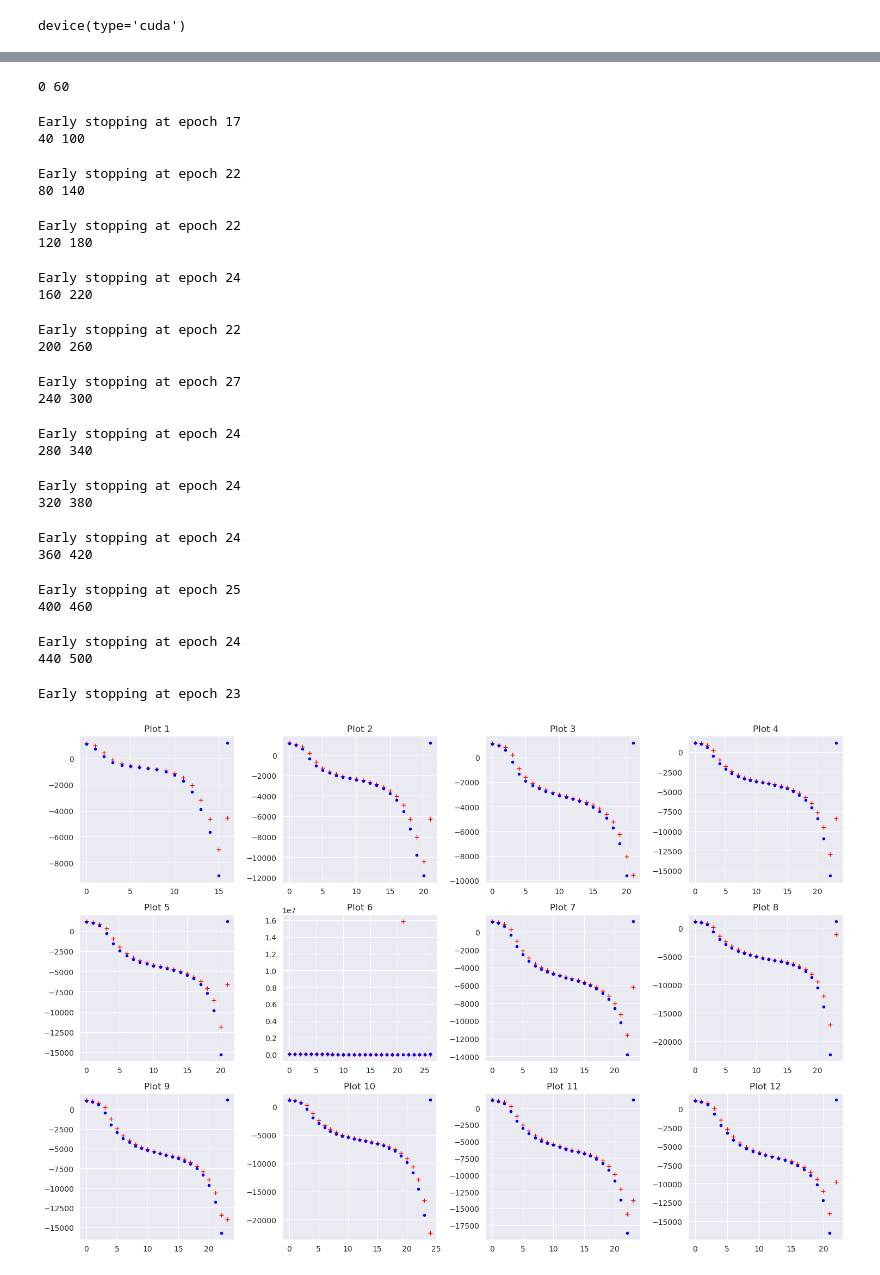
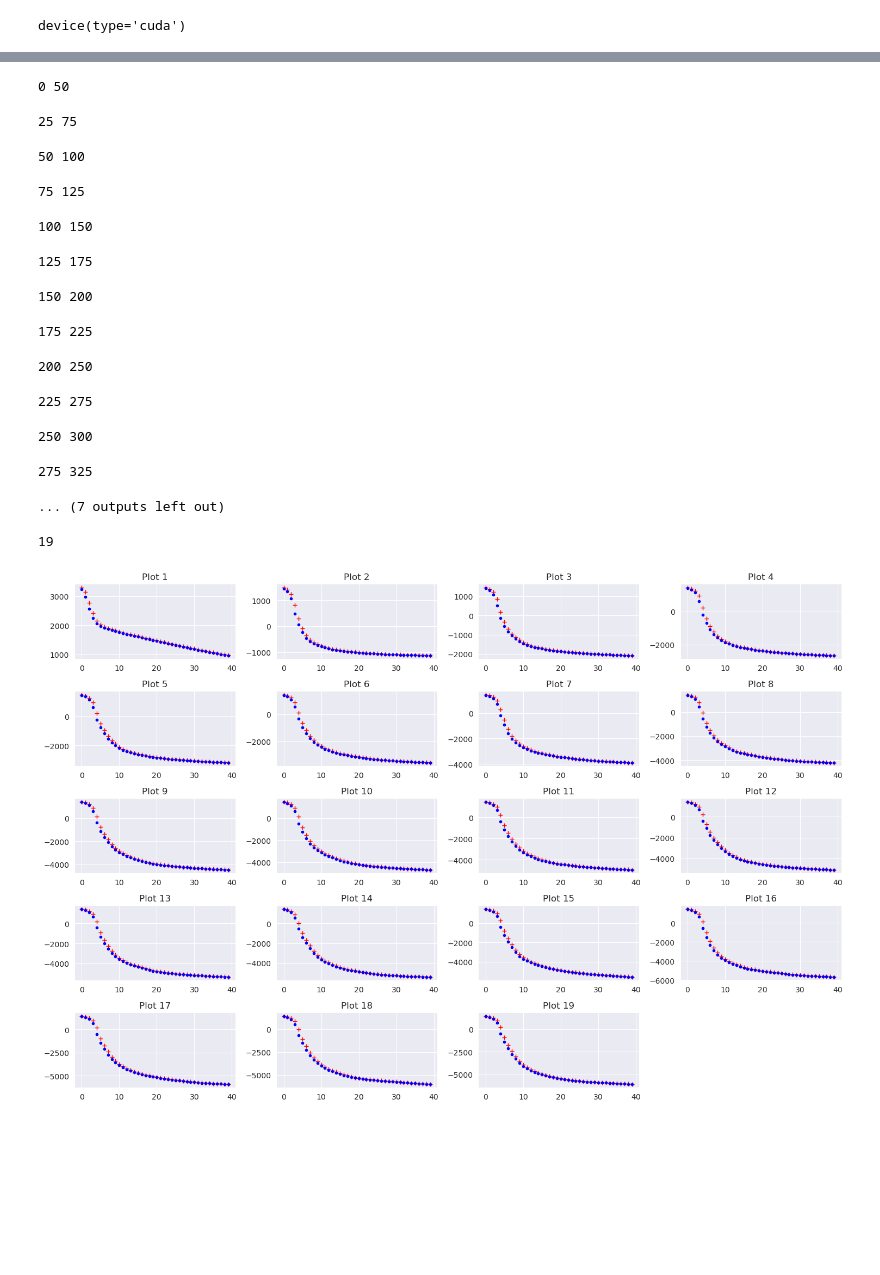
Before and after one commit to Liteknight/CounterBias, a Jupyter notebook: 03_Train.ipynb, the cells around one changed output, grey strips where cells are left out. Cells and saved outputs as stored; diff of their text form; code cells hidden in the pictures; blank space fills up the shorter version.

Commit message:
Fix priors slicing

```diff
--- a/03_Train.ipynb
+++ b/03_Train.ipynb
@@ -1,7 +1,7 @@
 # %%
-nevecs = 60
+nevecs = 50
 ncomps = 500
-nbasecomps = 20
+nbasecomps = 25
 crop_size=180
 ncauses = 2
 dr_method = 'PCA'
@@ -116,7 +116,8 @@ device(type='cuda')
 # %%
 import torch.distributions as td
 
-priors = [(slice(0,1),td.Bernoulli(torch.tensor([P_bias]).to(torch.device(config.device)))), # bias
-          (slice(1,2),td.Bernoulli(torch.tensor([P_dis]).to(torch.device(config.device)))), # disease
-          (slice(nbasecomps+2,nevecs+2),td.Normal(torch.zeros(nevecs-nbasecomps).to(torch.device(config.device)), torch.ones(nevecs-nbasecomps).to(torch.device(config.device)))), # new_comps
+priors = [(slice(0,1),td.Bernoulli(torch.tensor([P_dis]).to(torch.device(config.device)))), # disease
+          (slice(1,2),td.Bernoulli(torch.tensor([P_bias]).to(torch.device(config.device)))), # bias
+          (slice(2,nbasecomps+2),td.Normal(torch.zeros(nbasecomps).to(config.device), torch.ones(nbasecomps).to(config.device))), # base_comps
+          (slice(nbasecomps+2,nevecs+2),td.Normal(torch.zeros(nevecs-nbasecomps).to(config.device), torch.ones(nevecs-nbasecomps).to(config.device))), # new_comps
          ]
@@ -137,69 +146,60 @@ loss_vals = []
 # %%
 from macaw import MACAW
 
-for e in range(0,479,nevecs-nbasecomps):
+for e in range(0,ncomps-nbasecomps-1,nevecs-nbasecomps):
     save_path = model_base_path/f'{e}.pt'
     ed_t = encoded_t[:,e:e+nevecs]
     ed_v = encoded_v[:,e:e+nevecs]
     print(e,e+nevecs)
 
-    if os.path.exists(save_path):
+    # if os.path.exists(save_path):
 
-        X = np.hstack([bias_t[:,np.newaxis], disease_t[:,np.newaxis], ed_t])
-        Y = np.hstack([bias_v[:,np.newaxis], disease_v[:,np.newaxis], ed_v])
+    X = np.hstack([disease_t[:,np.newaxis], bias_t[:,np.newaxis], ed_t])
+    Y = np.hstack([disease_v[:,np.newaxis], bias_v[:,np.newaxis], ed_v])
 
-        macaw = MACAW.MACAW(config)
-        loss_vals.append(macaw.fit_with_priors(X, Y, edges, priors))
+    macaw = MACAW.MACAW(config)
+    loss_vals.append(macaw.fit_with_priors(X, Y, edges, priors))
 
-        torch.save(macaw,save_path)
-    else:
-        print("Skipping")
+    torch.save(macaw,save_path)
 # %% [output]
-0 60
+0 50
-Early stopping at epoch 17
-40 100
+25 75
-Early stopping at epoch 22
-80 140
+50 100
-Early stopping at epoch 22
-120 180
+75 125
-Early stopping at epoch 24
-160 220
+100 150
-Early stopping at epoch 22
-200 260
+125 175
-Early stopping at epoch 27
-240 300
+150 200
-Early stopping at epoch 24
-280 340
+175 225
-Early stopping at epoch 24
-320 380
+200 250
-Early stopping at epoch 24
-360 420
+225 275
-Early stopping at epoch 25
-400 460
+250 300
-Early stopping at epoch 24
-440 500
+275 325
-Early stopping at epoch 23
+... (7 outputs left out)
+# %%
+len(loss_vals)
+# %% [output]
+19
 # %%
 # Set up a grid with 3 rows and 4 columns
-fig, axs = plt.subplots(3, 4, figsize=(15, 10))
+fig, axs = plt.subplots(5, 4, figsize=(15, 10))
 
 # Flatten the axes array for easy iteration
 axs = axs.flatten()
 
 # Plot each loss value in the grid
 for i in range(len(loss_vals)):
     axs[i].plot(np.array(loss_vals[i][0]), 'r+')
     axs[i].plot(np.array(loss_vals[i][1]), 'b.')
     axs[i].set_title(f'Plot {i+1}')
 
-# Hide any empty subplots (in this case, the 12th subplot)
+# Hide any empty subplots
 for i in range(len(loss_vals), len(axs)):
     fig.delaxes(axs[i])
 
 plt.tight_layout()
 plt.show()
 # %% [output]
-[figure, old version]
+[figure, new version]
 # %%
 # for i in range(len(loss_vals)):
 #     plt.figure(i)  # Create a new figure for each plot
```
Also changed, not shown: parts of 2 cells of this notebook, 37 other files.
